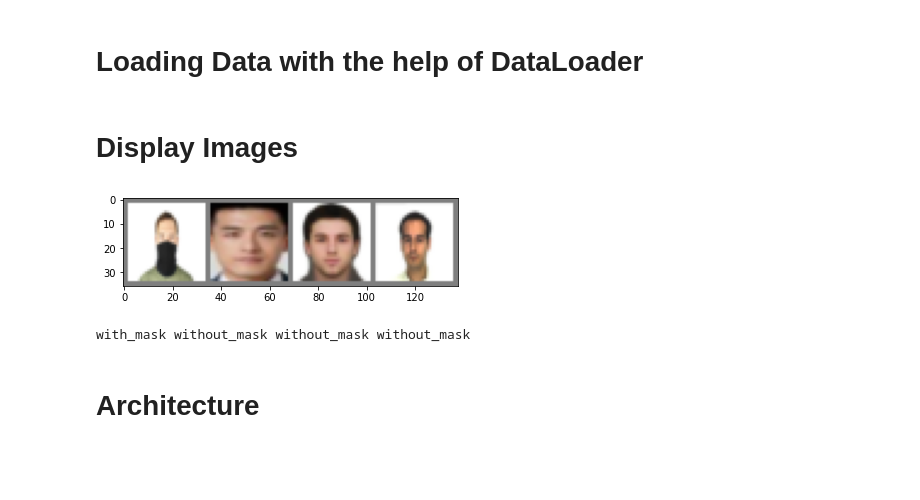
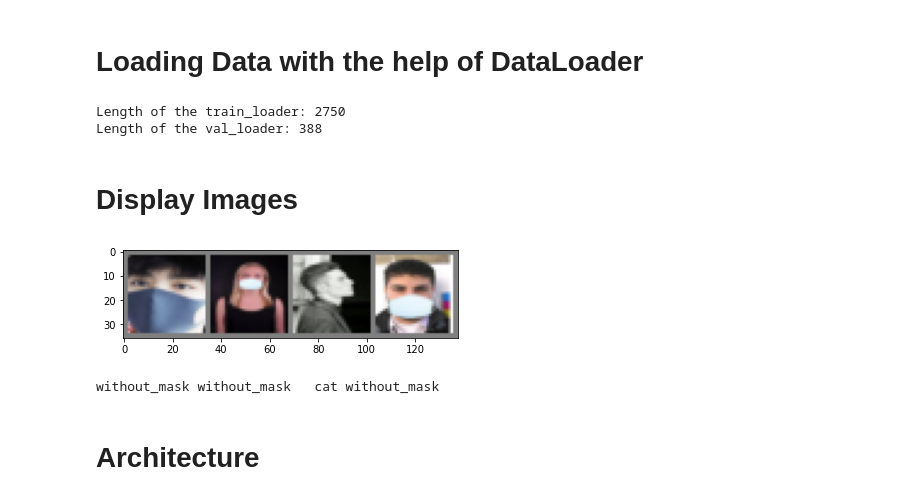
Before and after one commit to yashikakhurana/COMP6721_Artificial_Intelligence, a Jupyter notebook: Part1.ipynb, the cells around one changed output. Saved outputs shown, nothing was run; the diff lists cells and outputs as text; code cells hidden in the pictures; blank space fills up the shorter version.

Commit message:
modified data loading added

```diff
--- a/Part1.ipynb
+++ b/Part1.ipynb
@@ -110,16 +113,19 @@ image_transforms = transforms.Compose(
                    [transforms.Resize((32,32)),
                     transforms.ToTensor(),
                     transforms.Normalize((0.5, 0.5, 0.5), (0.5, 0.5, 0.5))])
-MAIN = "/content/drive/My Drive/AI Dataset/data"
+MAIN = "/content/drive/My Drive/AI Dataset/data/"
 dataset = ImageFolder(
                       root = MAIN,
                       transform = image_transforms
                        )
+
 # CIFAR 10 DATASET LOADING
-dataset.class_to_idx
+classes = dataset.classes
+print(classes)
+#dataset.class_to_idx
 
-dataset.class_to_idx = {'with_mask':1, 'without_mask':0}
-print(dataset.class_to_idx)
-idx2class = {v: k for k, v in dataset.class_to_idx.items()}
-print(idx2class)
+#dataset.class_to_idx = {'with_mask':1, 'without_mask':0, 'cat':2}
+#print(dataset.class_to_idx)
+#idx2class = {v: k for k, v in dataset.class_to_idx.items()}
+#print(idx2class)
 # %% [output]
@@ -149,7 +191,7 @@ plt.show()
 # %% [markdown]
 # Split Data- Train and Validation set
 # %%
-train_dataset, val_dataset = random_split(dataset, (6000, 1553))
+train_dataset, val_dataset = random_split(dataset, (11000, 1552))
 # %% [markdown]
 # Loading Data with the help of DataLoader
 # %%
@@ -157,28 +199,31 @@ train_loader = DataLoader(dataset=train_dataset, shuffle=True, batch_size=4, num
 val_loader = DataLoader(dataset=val_dataset, shuffle=False, batch_size=4, num_workers=2)
 print("Length of the train_loader:", len(train_loader))
 print("Length of the val_loader:", len(val_loader))
+# %% [output]
+Length of the train_loader: 2750
+Length of the val_loader: 388
 # %% [markdown]
 # Display Images
 # %%
 def imshow(img):
     img = img / 2 + 0.5     # unnormalize
     npimg = img.numpy()
     plt.imshow(np.transpose(npimg, (1, 2, 0)))
     plt.show()
 
 
 # get some random training images
 dataiter = iter(train_loader)
 images, labels = dataiter.next()
 
 # show images
 imshow(torchvision.utils.make_grid(images))
 # print labels
-classes = ('with_mask', 'without_mask')
+classes = ('with_mask', 'without_mask','cat')
 print(' '.join('%5s' % classes[labels[j]] for j in range(4)))
 # %% [output]
-[figure, old version]
+[figure, new version]
-with_mask without_mask without_mask without_mask
+without_mask without_mask   cat without_mask
 # %% [markdown]
 # Architecture
 # %%
```
Also changed, not shown: parts of 10 cells of this notebook.
